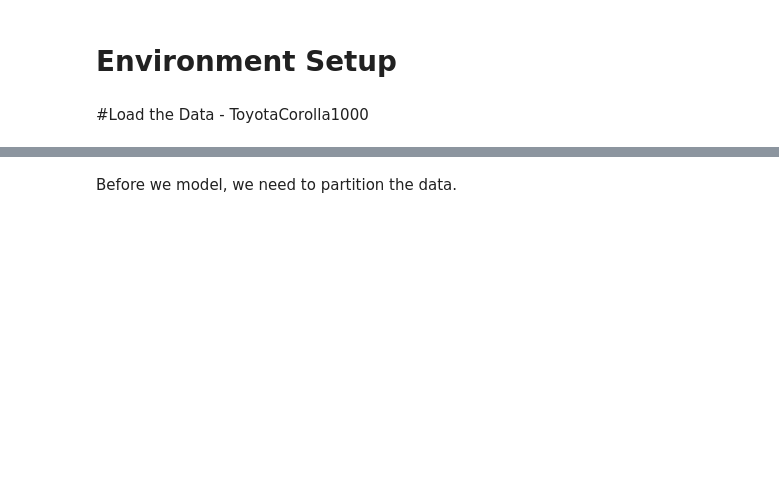
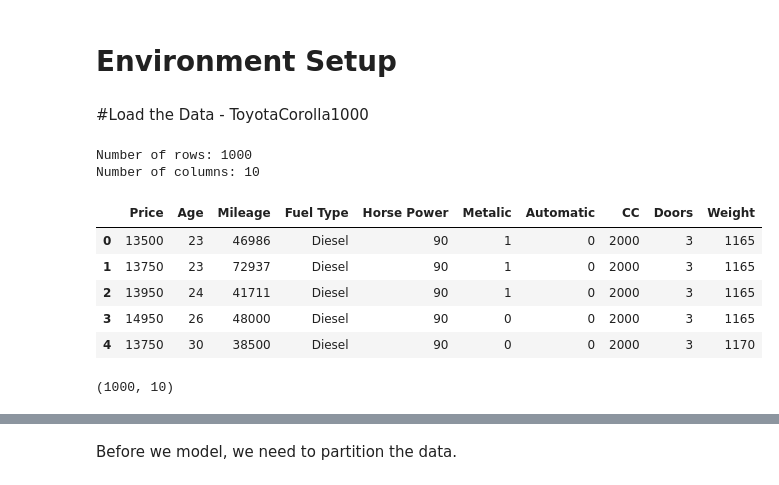
Before and after one commit to k-git-uconn/OPIM-5604-PredictiveModeling, a Jupyter notebook: M10/OPIM 5604 Module 10 NN and Ensembles.ipynb, the cells around one changed output, grey strips where cells are left out. Cells and saved outputs as stored; diff of their text form; code cells hidden in the pictures; blank space fills up the shorter version.

```diff
--- a/M10/OPIM 5604 Module 10 NN and Ensembles.ipynb
+++ b/M10/OPIM 5604 Module 10 NN and Ensembles.ipynb
@@ -29,12 +25,30 @@ drive.mount('/content/drive')
 # %%
 # read data
 # on the lefthand side, navigate to your data and copy the path
-df = pd.read_csv('/content/drive/MyDrive/OPIM 5604 Python/Module 10/ToyotaCorolla1000.csv')
+data_file = 'https://raw.githubusercontent.com/k-git-uconn/OPIM-5604-PredictiveModeling/main/M10/ToyotaCorolla1000.csv'
+
+df = pd.read_csv(data_file)
+
+print("Number of rows:", df.shape[0])
+print("Number of columns:", df.shape[1])
+
+df.head()
+# %% [output]
+Number of rows: 1000
+Number of columns: 10
+|  | Price | Age | Mileage | Fuel Type | Horse Power | Metalic | Automatic | CC | Doors | Weight |
+| 0 | 13500 | 23 | 46986 | Diesel | 90 | 1 | 0 | 2000 | 3 | 1165 |
+| 1 | 13750 | 23 | 72937 | Diesel | 90 | 1 | 0 | 2000 | 3 | 1165 |
+| 2 | 13950 | 24 | 41711 | Diesel | 90 | 1 | 0 | 2000 | 3 | 1165 |
+| 3 | 14950 | 26 | 48000 | Diesel | 90 | 0 | 0 | 2000 | 3 | 1165 |
+| 4 | 13750 | 30 | 38500 | Diesel | 90 | 0 | 0 | 2000 | 3 | 1170 |
 # %%
 # shape
 # shows how many rows and columns
 # this sample has 1000 rows and 10 columns
 df.shape
+# %% [output]
+(1000, 10)
 # %%
 # Preview
 print(df.head())
```
Also changed, not shown: parts of 21 cells of this notebook.
